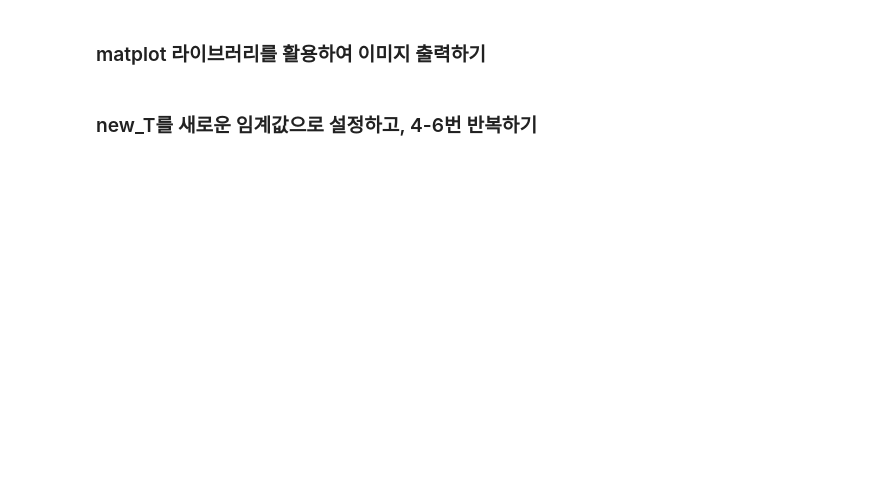
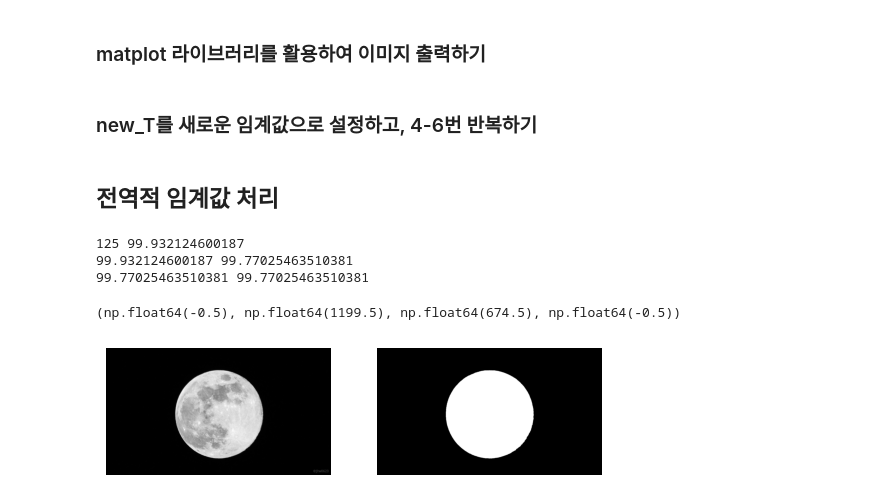
Before and after one commit to taewhan29/2026-2_Base_Env, a Jupyter notebook: computer_vision/chap04_student/chapter4_3.ipynb, the cells around one changed output. Drawn from its saved outputs; the diff is of its cells as text; code cells hidden in the pictures; blank space fills up the shorter version.

```diff
--- a/computer_vision/chap04_student/chapter4_3.ipynb
+++ b/computer_vision/chap04_student/chapter4_3.ipynb
@@ -7,7 +7,7 @@ import matplotlib.pyplot as plt
 # %% [markdown]
 ### User parameter 정의하기
 # %%
-T =  # 초기 임계값
+T =  3# 초기 임계값
 # %% [markdown]
 ### toy example(f)을 생성하고, 영상의 크기(h,w)를 자동으로 구하기
 # %%
@@ -40,8 +43,8 @@ print(group2)
 # %%
 #### 2번. easy
 # %%
-group1 =
-group2 =
+group1 = f[f > T]
+group2 = f[f <= T]
 
 print(group1)
 print(group2)
@@ -62,3 +73,50 @@ plt.subplot(1,2,2);plt.imshow(g, cmap="gray"); plt.axis("off")
 ### new_T를 새로운 임계값으로 설정하고, 4-6번 반복하기
 # %%
 T = new_T
+# %% [markdown]
+## 전역적 임계값 처리
+# %%
+T = 125
+
+f = cv2.imread("images/moon.jpg",0)
+h,w=f.shape
+
+while True:
+    # 팀 나누기
+    group1 = f[f > T]
+    group2 = f[f <= T]
+    # group1 = np.array([])
+    # group2 = np.array([])
+
+    # for x in range(h):
+    #     for y in range(w):
+    #         if f[x,y] > T:
+    #             group1 = np.append(group1, f[x,y])
+    #         else:
+    #             group2 = np.append(group2, f[x,y])
+
+    # 팀 평균 구하기
+    m1 = np.mean(group1)
+    m2 = np.mean(group2)
+
+    # 평균 업데이트 하기
+    new_T = (m1+m2)/2
+
+    print(T,new_T)
+    if (T == new_T):
+        break
+    else:
+        T = new_T
+
+
+g = np.where(f>T,1,0)
+# %% [output]
+125 99.932124600187
+99.932124600187 99.77025463510381
+99.77025463510381 99.77025463510381
+# %%
+plt.subplot(1,2,1);plt.imshow(f, cmap="gray"); plt.axis("off")
+plt.subplot(1,2,2);plt.imshow(g, cmap="gray"); plt.axis("off")
+# %% [output]
+(np.float64(-0.5), np.float64(1199.5), np.float64(674.5), np.float64(-0.5))
+[figure, added]
```
Also changed, not shown: parts of 5 cells of this notebook, 3 other files.
